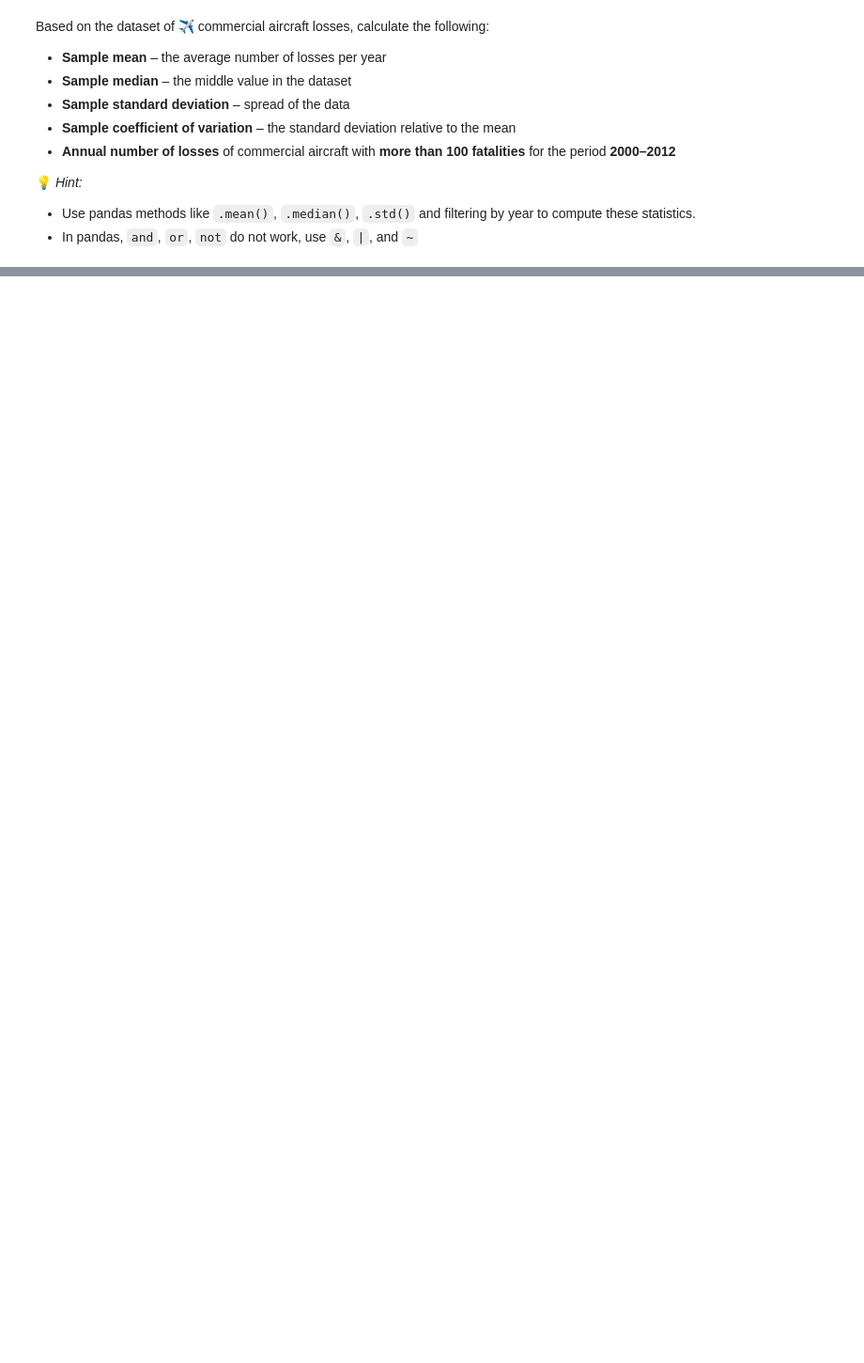
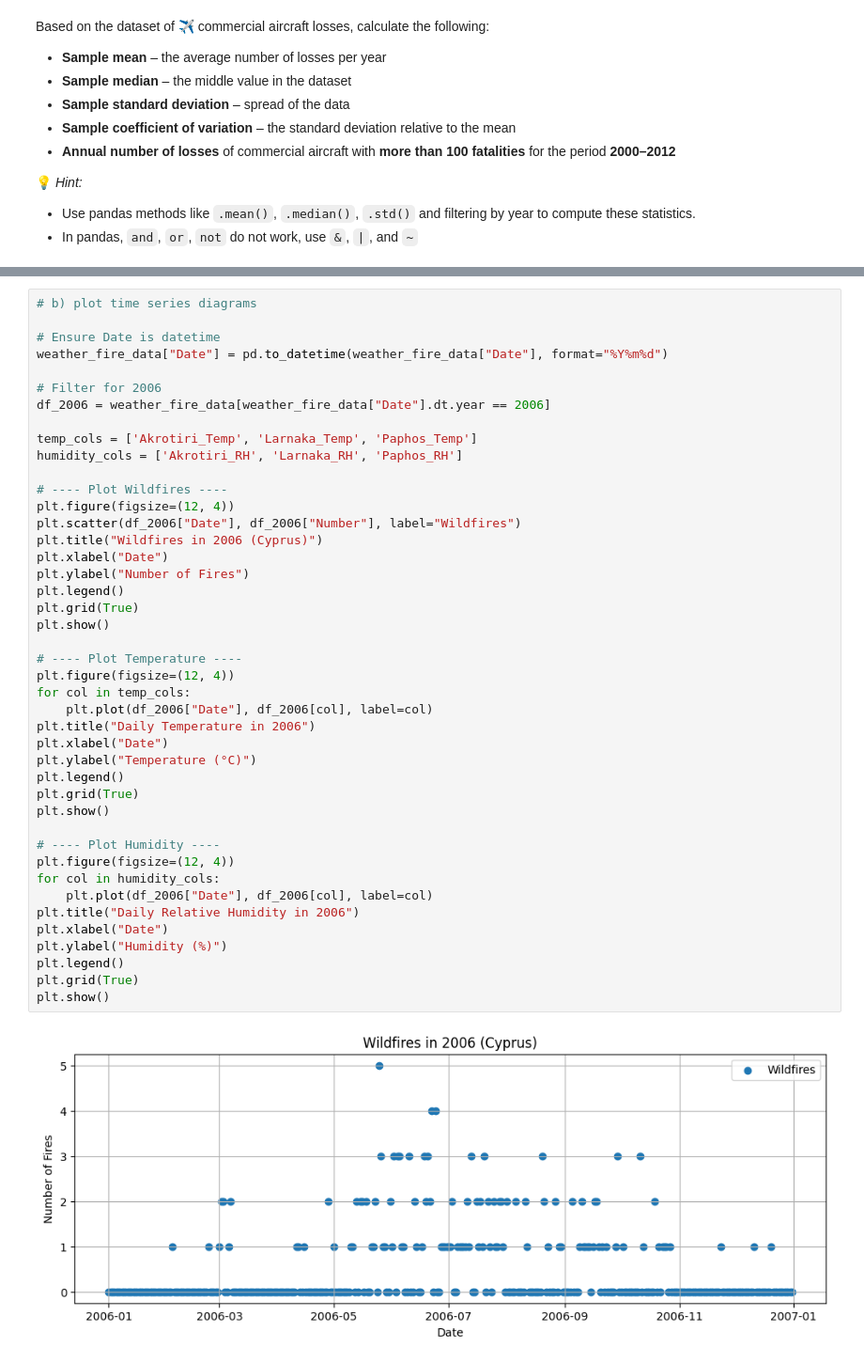
Before and after one commit to theresa-hefele/risk-analysis, a Jupyter notebook: week1/week1_intro2python_solution.ipynb, the cells around one changed output, grey strips where cells are left out. Shown: that part at 94% size. Drawn from its saved outputs; the diff is of its cells as text; blank space fills up the shorter version.

```diff
--- a/week1/week1_intro2python_solution.ipynb
+++ b/week1/week1_intro2python_solution.ipynb
@@ -405,0 +573,45 @@ weather_fire_data = pd.read_csv("weather_fires.csv")
+# %%
+# b) plot time series diagrams
+
+# Ensure Date is datetime
+weather_fire_data["Date"] = pd.to_datetime(weather_fire_data["Date"], format="%Y%m%d")
+
+# Filter for 2006
+df_2006 = weather_fire_data[weather_fire_data["Date"].dt.year == 2006]
+
+temp_cols = ['Akrotiri_Temp', 'Larnaka_Temp', 'Paphos_Temp']
+humidity_cols = ['Akrotiri_RH', 'Larnaka_RH', 'Paphos_RH']
+
+# ---- Plot Wildfires ----
+plt.figure(figsize=(12, 4))
+plt.scatter(df_2006["Date"], df_2006["Number"], label="Wildfires")
+plt.title("Wildfires in 2006 (Cyprus)")
+plt.xlabel("Date")
+plt.ylabel("Number of Fires")
+plt.legend()
+plt.grid(True)
+plt.show()
+
+# ---- Plot Temperature ----
+plt.figure(figsize=(12, 4))
+for col in temp_cols:
+    plt.plot(df_2006["Date"], df_2006[col], label=col)
+plt.title("Daily Temperature in 2006")
+plt.xlabel("Date")
+plt.ylabel("Temperature (°C)")
+plt.legend()
+plt.grid(True)
+plt.show()
+
+# ---- Plot Humidity ----
+plt.figure(figsize=(12, 4))
+for col in humidity_cols:
+    plt.plot(df_2006["Date"], df_2006[col], label=col)
+plt.title("Daily Relative Humidity in 2006")
+plt.xlabel("Date")
+plt.ylabel("Humidity (%)")
+plt.legend()
+plt.grid(True)
+plt.show()
+# %% [output]
+[figure, added]
```
Also changed, not shown: parts of 30 cells of this notebook, 2 other files.
